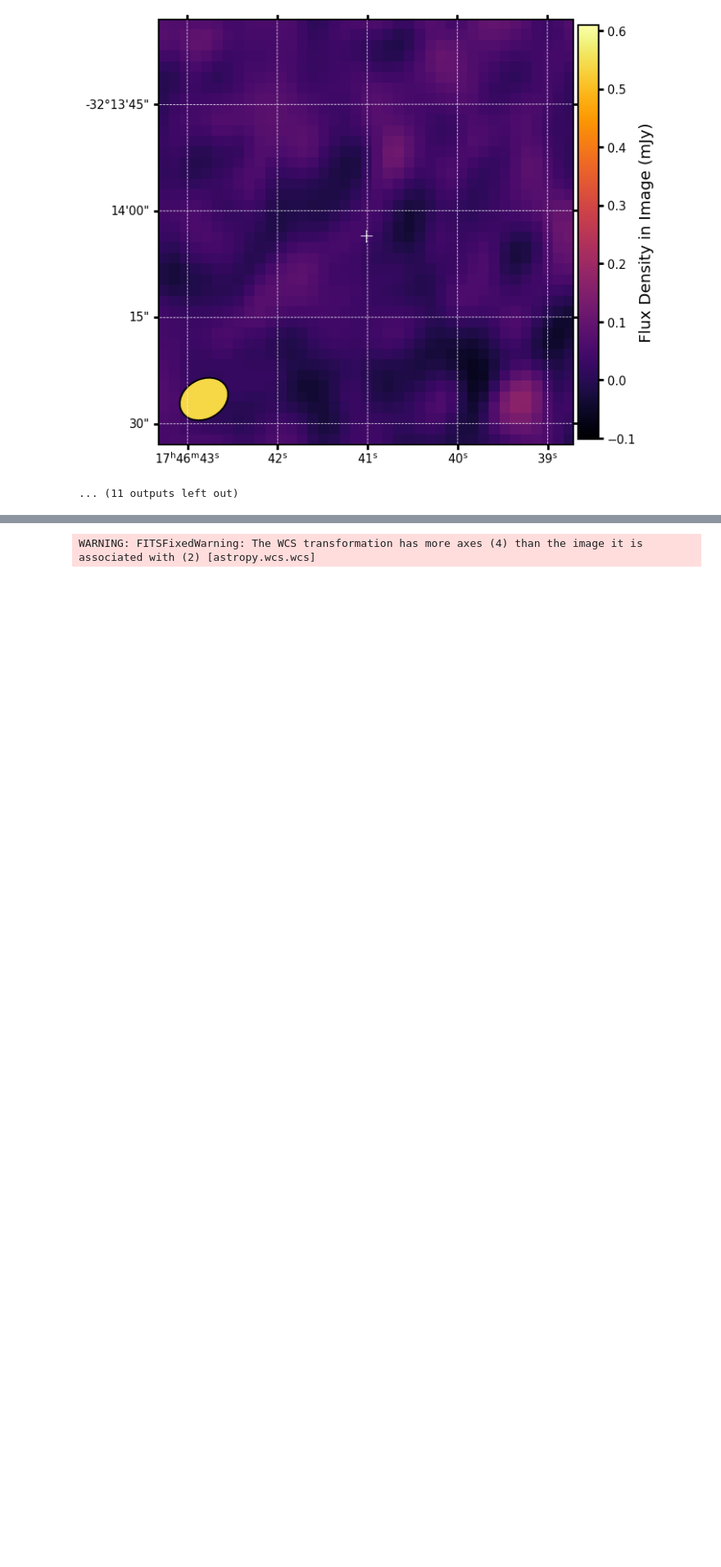
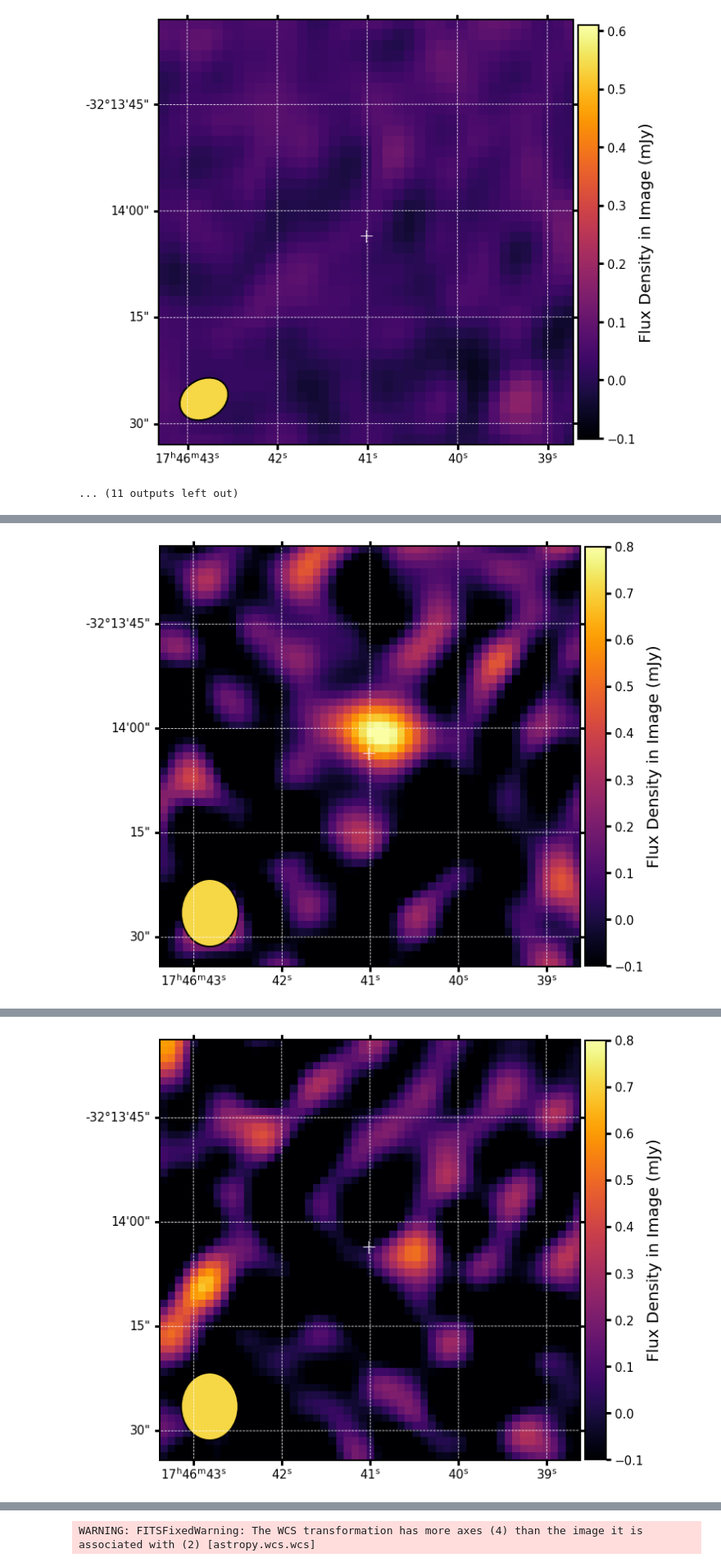
Before and after one commit to AnderssonAstro/MKT-J174641.0-321404-Paper-Figures, a Jupyter notebook: Paper Figures.ipynb, the cells around one changed output, grey strips where cells are left out. Shown at 82% size. Cells and saved outputs as stored; diff of their text form; code cells hidden in the pictures; blank space fills up the shorter version.

```diff
--- a/Paper Figures.ipynb
+++ b/Paper Figures.ipynb
@@ -74,6 +72,8 @@ SCRruncat = 358
 
 SourceDatadf = pd.read_csv('Data/SourceDataMonitor.csv')
 LCdf= pd.read_csv('Data/2138_ra266.671_dec-32.234_H1743TraPDB_andersson.csv')
+ThreeMinLC = pd.read_csv('Data/2294_ra266.671_dec-32.234_H1743TraPDB_andersson.csv')
+
 SourceData = SourceDatadf.loc[SourceDatadf['runcat'] == name]
 
 RA, Dec = SourceData['RA'], SourceData['Dec'] #NOT J2000, this is the ~Nov 2018 position
@@ -222,3 +221,28 @@ WARNING: FITSFixedWarning: The WCS transformation has more axes (4) than the ima
 WARNING: FITSFixedWarning: The WCS transformation has more axes (4) than the image it is associated with (2) [astropy.wcs.wcs]
 [figure]
 ... (11 outputs left out)
+# %%
+#3 min images:
+size= u.Quantity((60,60),u.arcsec)
+position = SkyCoord(ra = RA*u.deg, dec = Dec*u.deg, frame='icrs')
+
+#get the files in chronological order...
+epochs = []
+for fitsfile in glob.iglob('Data/3MinEpochs/*.fits', recursive=True):
+    epochs.append(fitsfile)
+epochs = sorted(epochs)
+
+name = str(2294)
+
+best_image = ThreeMinLC['taustart_ts'].loc[ThreeMinLC['det_sigma'].idxmax()]
+i = 0
+for fitsfile in epochs:
+
+    hdu = fits.open(fitsfile)[0]
+    pos = SkyCoord(ra = RA*u.deg, dec = Dec*u.deg, frame='icrs')
+    clim =(-0.1, 0.8)
+    beam = [hdu.header['BMAJ'], hdu.header['BMIN'], hdu.header['BPA']]
+    ax = stamp(hdu, position, size, name+"_"+ str(i), clim = clim)
+    i+=1
+print('Fin')
+# %% [output]
@@ -224,0 +250 @@ WARNING: FITSFixedWarning: The WCS transformation has more axes (4) than the ima
+[figure, added]
@@ -224,0 +252 @@ WARNING: FITSFixedWarning: The WCS transformation has more axes (4) than the ima
+[figure, added]
```
Also changed, not shown: parts of 17 cells of this notebook, 54 other files.
